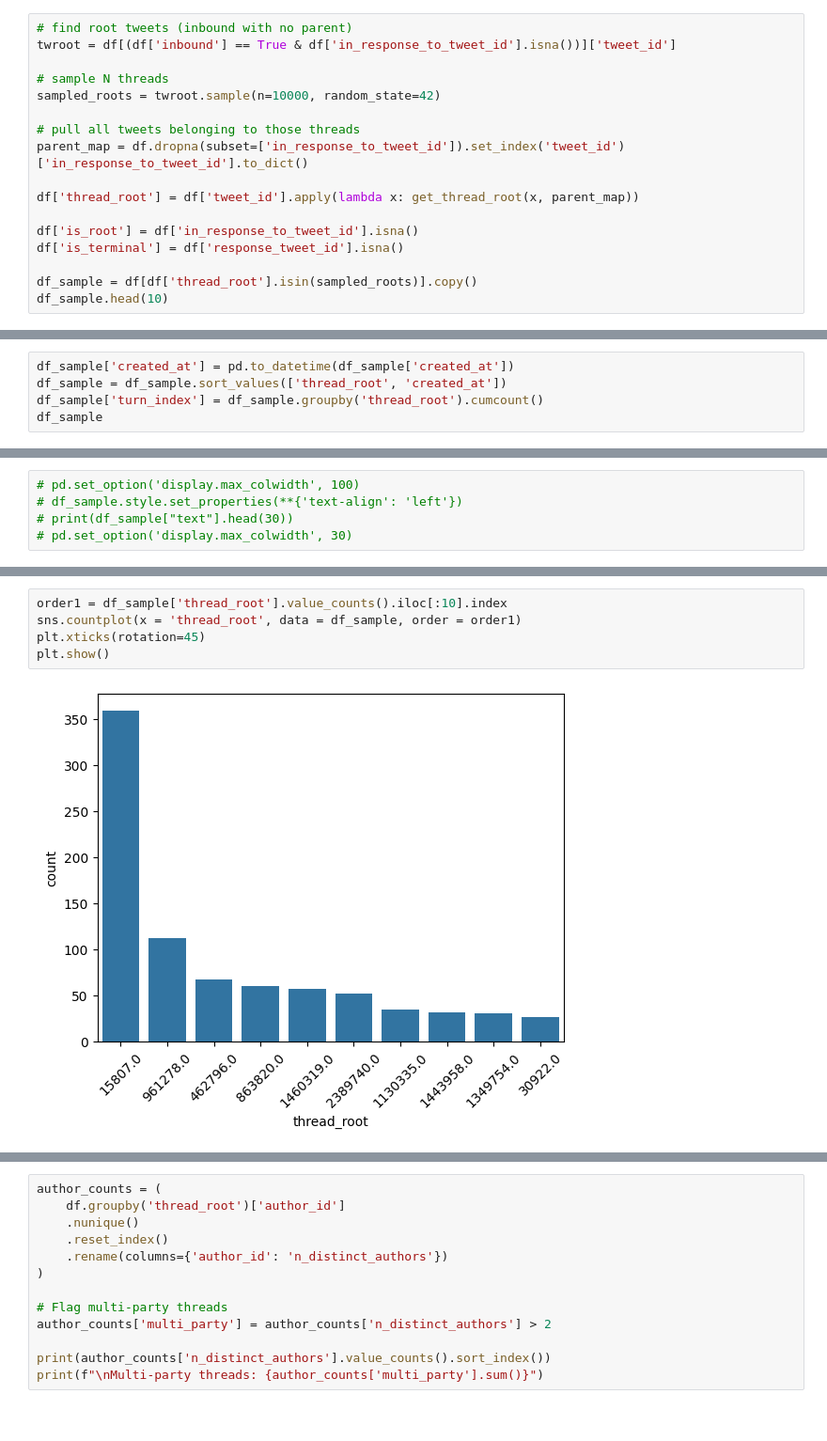
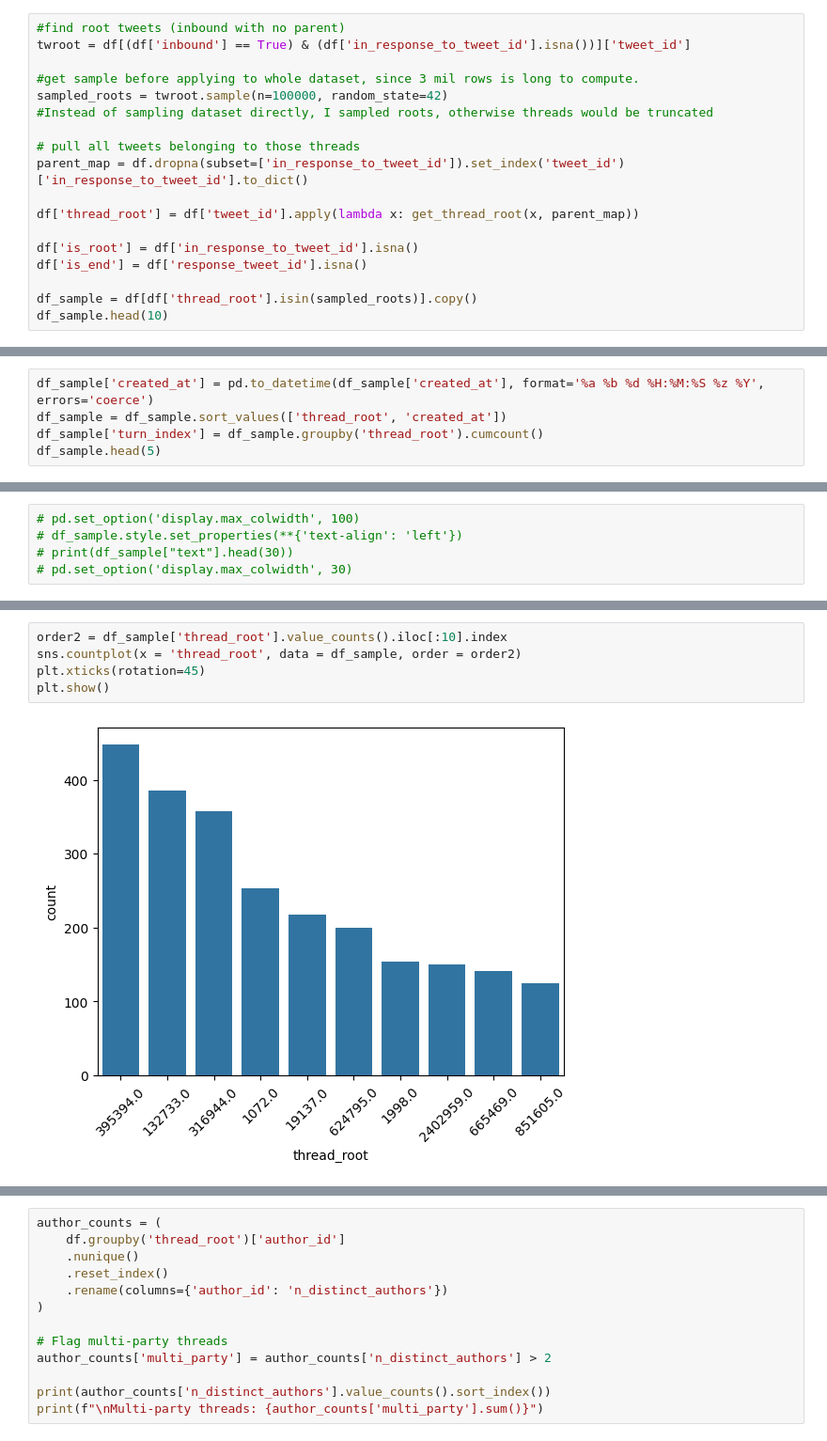
Before and after one commit to rudimentos/Social-Media_Machine-Learning_project, a Jupyter notebook: twcs_jyp.ipynb, the cells around one changed output, grey strips where cells are left out. Shown at 94% size. Saved outputs shown, nothing was run; the diff lists cells and outputs as text.

```diff
--- a/twcs_jyp.ipynb
+++ b/twcs_jyp.ipynb
@@ -47,9 +52,10 @@ def get_thread_root(tweet_id, parent_map):
 # %%
-# find root tweets (inbound with no parent)
-twroot = df[(df['inbound'] == True & df['in_response_to_tweet_id'].isna())]['tweet_id']
+#find root tweets (inbound with no parent)
+twroot = df[(df['inbound'] == True) & (df['in_response_to_tweet_id'].isna())]['tweet_id']
 
-# sample N threads
-sampled_roots = twroot.sample(n=10000, random_state=42)
+#get sample before applying to whole dataset, since 3 mil rows is long to compute.
+sampled_roots = twroot.sample(n=100000, random_state=42)
+#Instead of sampling dataset directly, I sampled roots, otherwise threads would be truncated
 
 # pull all tweets belonging to those threads
 parent_map = df.dropna(subset=['in_response_to_tweet_id']).set_index('tweet_id')['in_response_to_tweet_id'].to_dict()
@@ -57,7 +63,7 @@ parent_map = df.dropna(subset=['in_response_to_tweet_id']).set_index('tweet_id')
 df['thread_root'] = df['tweet_id'].apply(lambda x: get_thread_root(x, parent_map))
 
 df['is_root'] = df['in_response_to_tweet_id'].isna()
-df['is_terminal'] = df['response_tweet_id'].isna()
+df['is_end'] = df['response_tweet_id'].isna()
 
 df_sample = df[df['thread_root'].isin(sampled_roots)].copy()
 df_sample.head(10)
@@ -77,8 +114,8 @@ df_sample.head(10)
 df_sample["text"] = df_sample["text"].str.lower()
 # %%
-df_sample['created_at'] = pd.to_datetime(df_sample['created_at'])
+df_sample['created_at'] = pd.to_datetime(df_sample['created_at'], format='%a %b %d %H:%M:%S %z %Y', errors='coerce')
 df_sample = df_sample.sort_values(['thread_root', 'created_at'])
 df_sample['turn_index'] = df_sample.groupby('thread_root').cumcount()
-df_sample
+df_sample.head(5)
 # %% [output]
 |  | tweet_id | author_id | inbound | created_at | text | response_tweet_id | in_response_to_tweet_id | ... |
@@ -133,7 +187,7 @@ plt.show
 # %%
-order1 = df_sample['thread_root'].value_counts().iloc[:10].index
-sns.countplot(x = 'thread_root', data = df_sample, order = order1)
+order2 = df_sample['thread_root'].value_counts().iloc[:10].index
+sns.countplot(x = 'thread_root', data = df_sample, order = order2)
 plt.xticks(rotation=45)
 plt.show()
 # %% [output]
-[figure, old version]
+[figure, new version]
```
Also changed, not shown: parts of 25 cells of this notebook.
